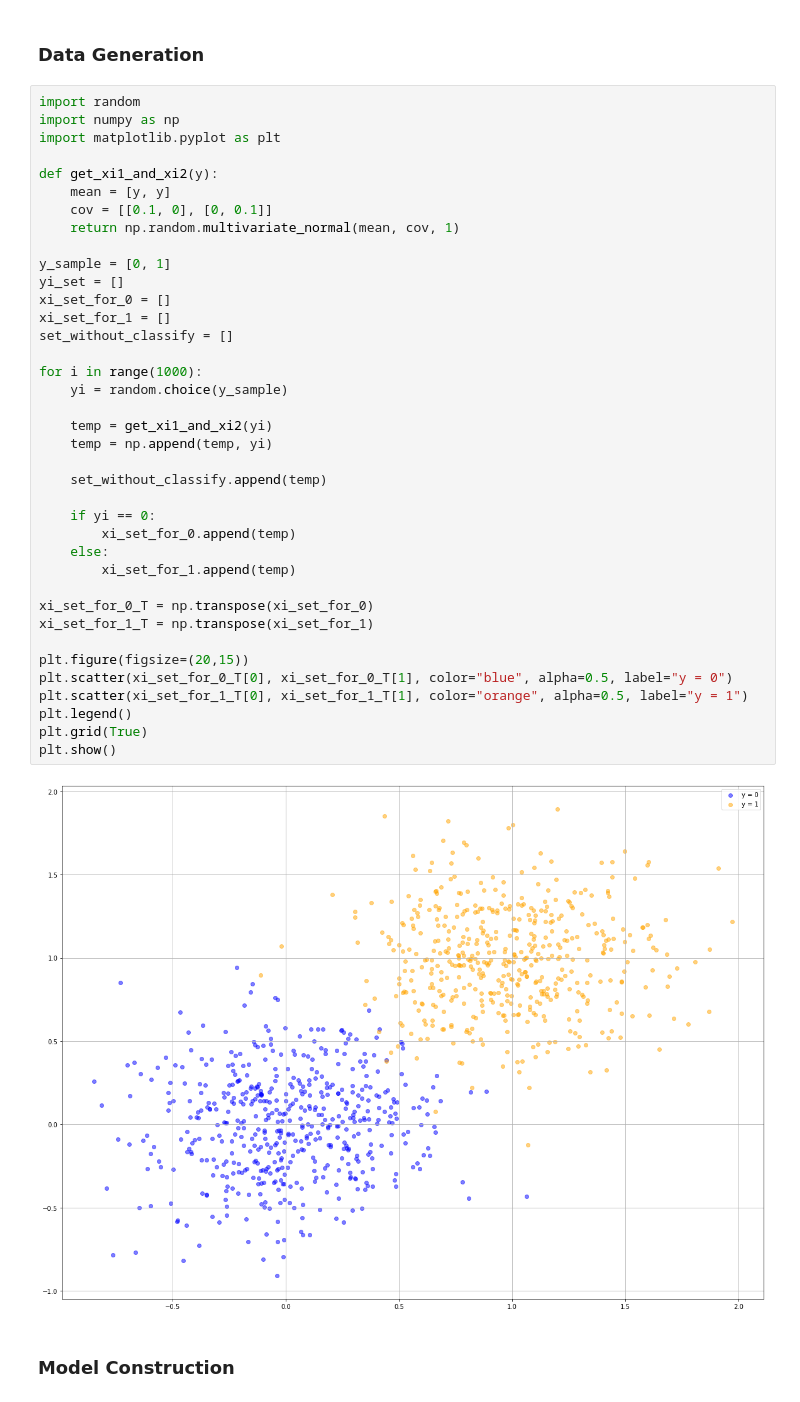
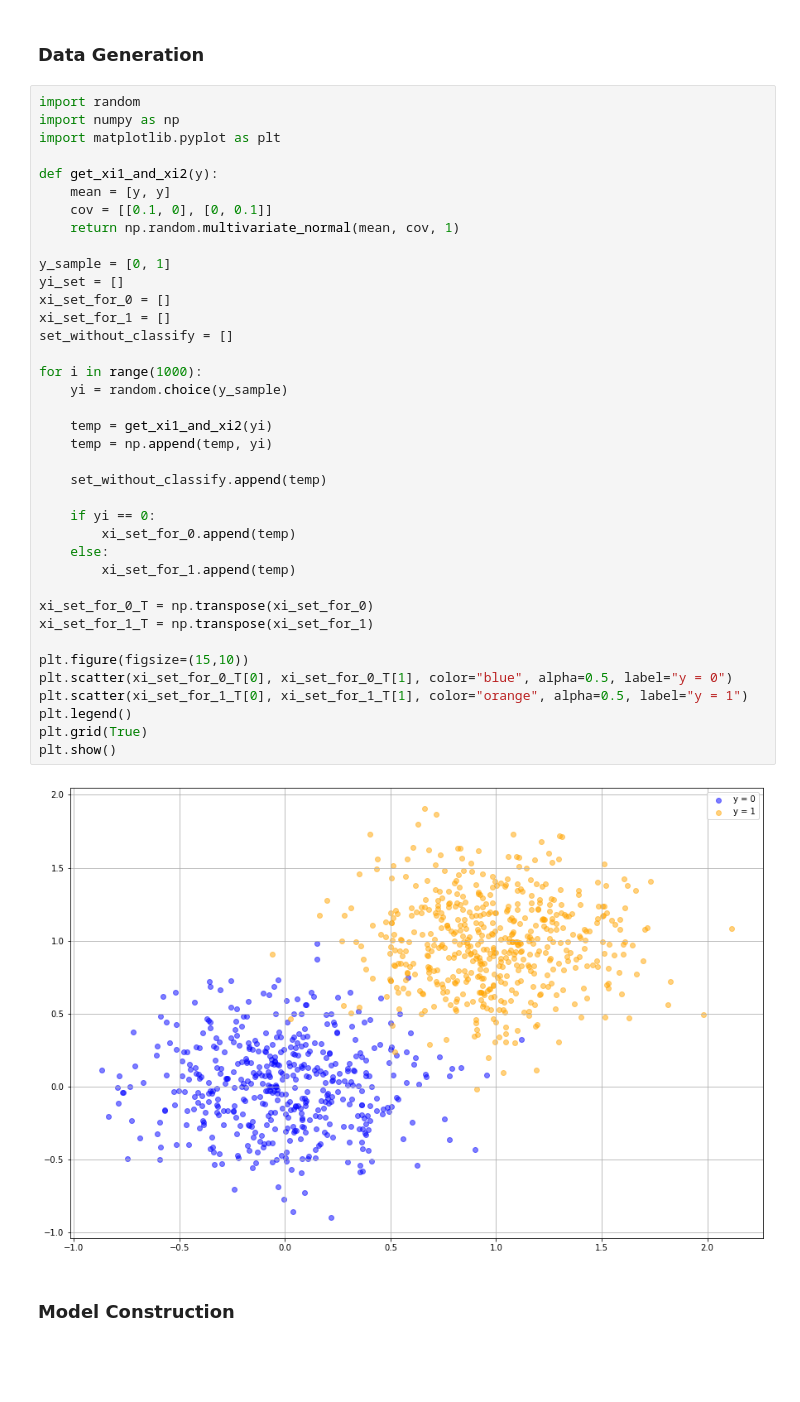
Before and after one commit to DenChenn/machine-learning-basic, a Jupyter notebook: linear-regression-and-logistic-regression-learning/src/logistic-regression.ipynb, the cells around one changed output. Saved outputs shown, nothing was run; the diff lists cells and outputs as text; blank space fills up the shorter version.

```diff
--- a/linear-regression-and-logistic-regression-learning/src/logistic-regression.ipynb
+++ b/linear-regression-and-logistic-regression-learning/src/logistic-regression.ipynb
@@ -11,35 +11,35 @@ def get_xi1_and_xi2(y):
     return np.random.multivariate_normal(mean, cov, 1)
 
 y_sample = [0, 1]
 yi_set = []
 xi_set_for_0 = []
 xi_set_for_1 = []
 set_without_classify = []
 
 for i in range(1000):
     yi = random.choice(y_sample)
 
     temp = get_xi1_and_xi2(yi)
     temp = np.append(temp, yi)
 
     set_without_classify.append(temp)
 
     if yi == 0:
         xi_set_for_0.append(temp)
     else:
         xi_set_for_1.append(temp)
 
 xi_set_for_0_T = np.transpose(xi_set_for_0)
 xi_set_for_1_T = np.transpose(xi_set_for_1)
 
-plt.figure(figsize=(20,15))
+plt.figure(figsize=(15,10))
 plt.scatter(xi_set_for_0_T[0], xi_set_for_0_T[1], color="blue", alpha=0.5, label="y = 0")
 plt.scatter(xi_set_for_1_T[0], xi_set_for_1_T[1], color="orange", alpha=0.5, label="y = 1")
 plt.legend()
 plt.grid(True)
 plt.show()
 # %% [output]
-[figure, old version]
+[figure, new version]
 # %% [markdown]
 ### Model Construction
 # %%
```
Also changed, not shown: parts of 1 cell of this notebook, 1 other file.
